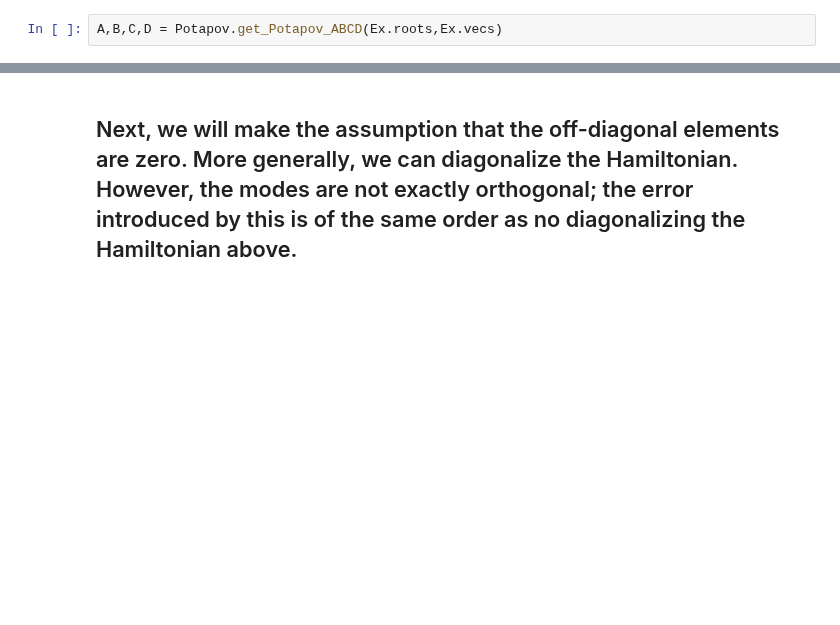
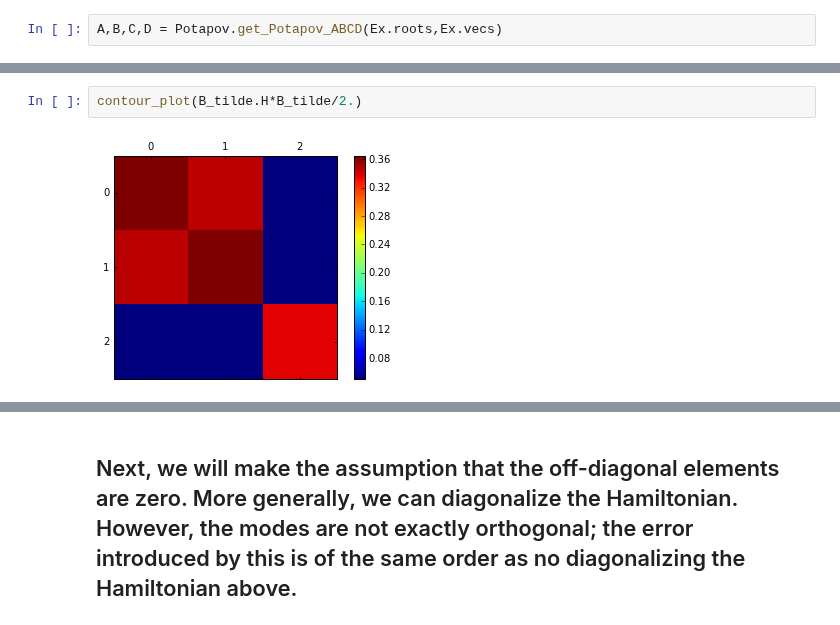
Before and after one commit to tabakg/potapov_interpolation, a Jupyter notebook: Testing_make_nonlinear_interaction.ipynb, the cells around one changed output, grey strips where cells are left out. Drawn from its saved outputs; the diff is of its cells as text; blank space fills up the shorter version.

```diff
--- a/Testing_make_nonlinear_interaction.ipynb
+++ b/Testing_make_nonlinear_interaction.ipynb
@@ -174,0 +180,4 @@ contour_plot(Omega2)
+# %%
+contour_plot(B_tilde.H*B_tilde/2.)
+# %% [output]
+[figure, added]
```
Also changed, not shown: parts of 17 cells of this notebook.
